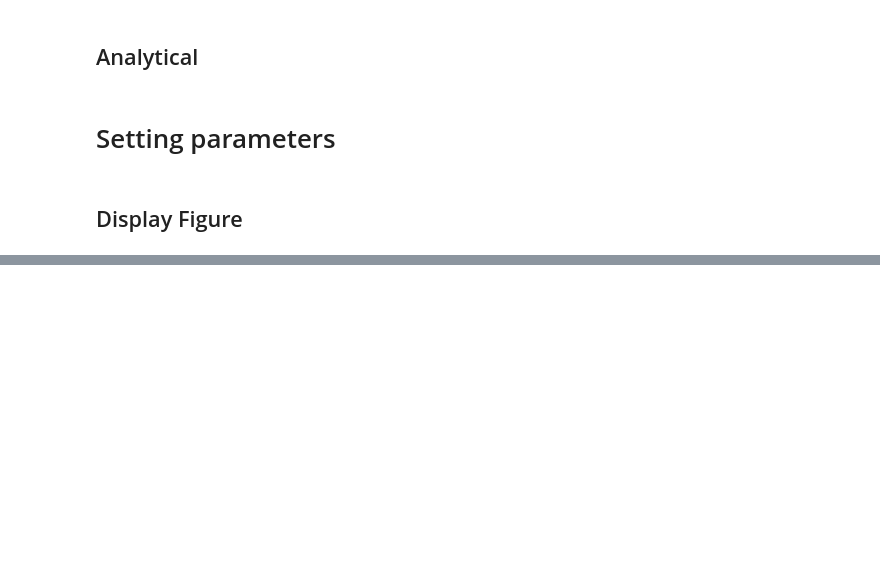
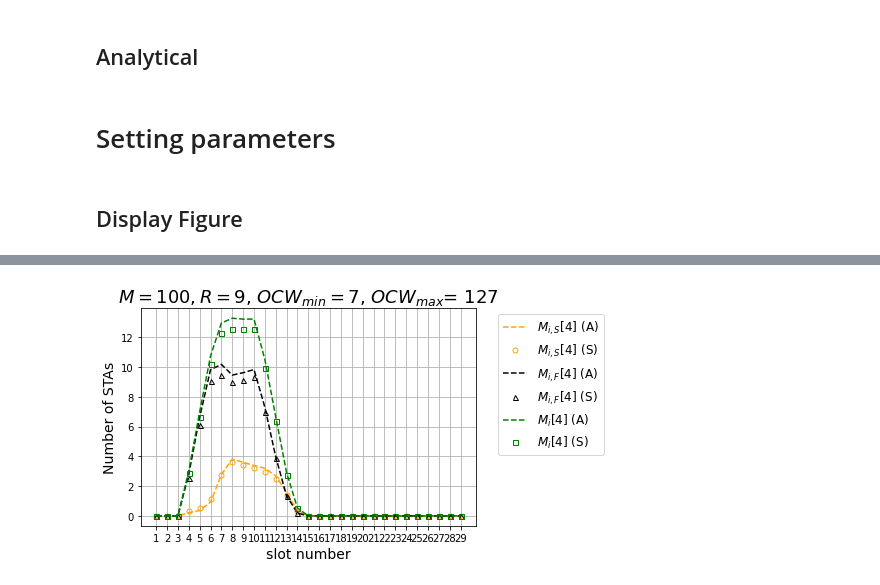
Before and after one commit to eric248550/power-control-uora-11be, a Jupyter notebook: analy_and_simu_combine.ipynb, the cells around one changed output, grey strips where cells are left out. Cells and saved outputs as stored; diff of their text form; code cells hidden in the pictures; blank space fills up the shorter version.

```diff
--- a/analy_and_simu_combine.ipynb
+++ b/analy_and_simu_combine.ipynb
@@ -452,20 +514,25 @@ for sta in range (1, sta_max+1):
 # %%
-# M=50, MiS_list[50], MiS_list_simu[13]
-# M=100, MiS_list[100], MiS_list_simu[18]
-plt.plot([str(i+1) for i in range(Imax)], MiS_list[100], linestyle = '--', color='orange', label='$M_{i,S}$ (A)')
-plt.plot([str(i+1) for i in range(Imax)], MiS_list_simu[18], label='$M_{i,S}$ (S)', linestyle='None', marker='o', markerfacecolor='None', markeredgecolor='orange', markersize=5)
+M_num = 100
+M_num_idx = np.where(m_list_simu == M_num)[0]
+display_n = 4
 
-plt.plot([str(i+1) for i in range(Imax)], MiF_list[100], linestyle = '--', color='black', label='$M_{i,F}$ (A)')
-plt.plot([str(i+1) for i in range(Imax)], MiF_list_simu[18], label='$M_{i,F}$ (S)', linestyle='None', marker='^', markerfacecolor='None', markeredgecolor='black', markersize=5)
+plt.plot([str(i+1) for i in range(Imax)], MiS_list[M_num-1][display_n-1], linestyle = '--', color='orange', label='$M_{i,S}$'+f'[{display_n}]'+' (A)')
+plt.plot([str(i+1) for i in range(Imax)], MiS_list_simu[M_num_idx[0]][display_n-1], label='$M_{i,S}$'+f'[{display_n}]'+' (S)', linestyle='None', marker='o', markerfacecolor='None', markeredgecolor='orange', markersize=5)
 
-plt.plot([str(i+1) for i in range(Imax)], Mi_1_list[100], linestyle = '--', color='green', label='$M_{i}[1]$ (A)')
-plt.plot([str(i+1) for i in range(Imax)], Mi_1_list_simu[18], label='$M_{i}[1]$ (S)', linestyle='None', marker='s', markerfacecolor='None', markeredgecolor='green', markersize=5)
+plt.plot([str(i+1) for i in range(Imax)], MiF_list[M_num-1][display_n-1], linestyle = '--', color='black', label='$M_{i,F}$'+f'[{display_n}]'+' (A)')
+plt.plot([str(i+1) for i in range(Imax)], MiF_list_simu[M_num_idx[0]][display_n-1], label='$M_{i,F}$'+f'[{display_n}]'+' (S)', linestyle='None', marker='^', markerfacecolor='None', markeredgecolor='black', markersize=5)
+
+plt.plot([str(i+1) for i in range(Imax)], Mi_n_list[M_num-1][display_n-1], linestyle = '--', color='green', label='$M_{i}$'+f'[{display_n}]'+' (A)')
+plt.plot([str(i+1) for i in range(Imax)], Mi_n_list_simu[M_num_idx[0]][display_n-1], label='$M_{i}$'+f'[{display_n}]'+' (S)', linestyle='None', marker='s', markerfacecolor='None', markeredgecolor='green', markersize=5)
 
 
-plt.title(f'$M=100, R = {R}$' +', $L_{max} = $' + str(Lmax) + f', CR= {CR}' + f', scheme{scheme}', fontsize = 18)
+plt.title(f'$M={M_num}, R = {R}$' + ', $OCW_{min} = $' + str(ocw_min) + ', $OCW_{max}$= ' + str(ocw_max), fontsize = 18)
+# plt.title(f'$M={M_num}, R = {R}$' + ', $OCW_{min} = $' + str(ocw_min) + ', $OCW_{max}$= ' + str(ocw_max) + f', scheme{scheme}', fontsize = 18)
 plt.xlabel("slot number", fontsize = 14)
-plt.ylabel("Number of successful STAs $M_{i,S}$", fontsize = 14)
+plt.ylabel("Number of STAs", fontsize = 14)
 plt.grid(True, which="both")
-plt.legend(loc='center right', bbox_to_anchor=(1.5, 0.7), fontsize = 12)
+plt.legend(loc='center right', bbox_to_anchor=(1.4, 0.65), fontsize = 12)
 
 plt.show()
+# %% [output]
+[figure, added]
```
Also changed, not shown: parts of 15 cells of this notebook, 37 other files.
